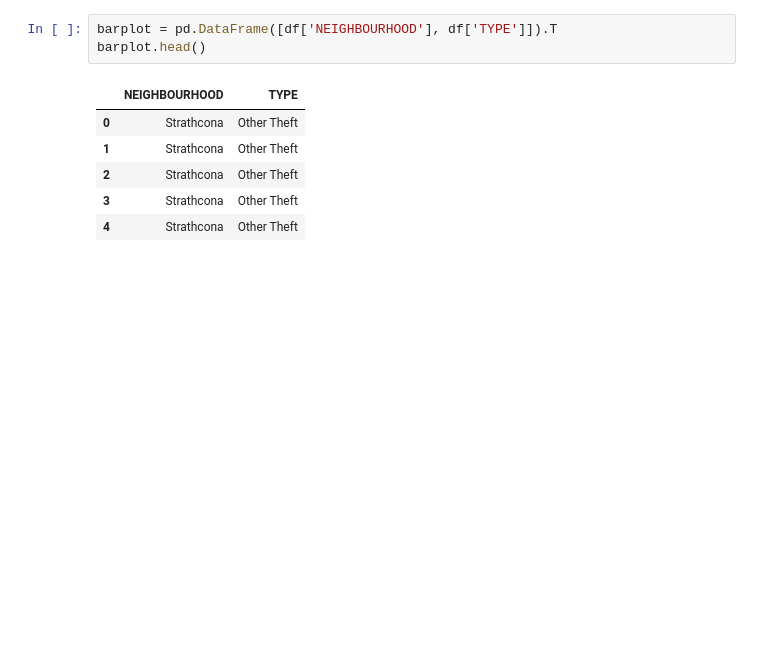
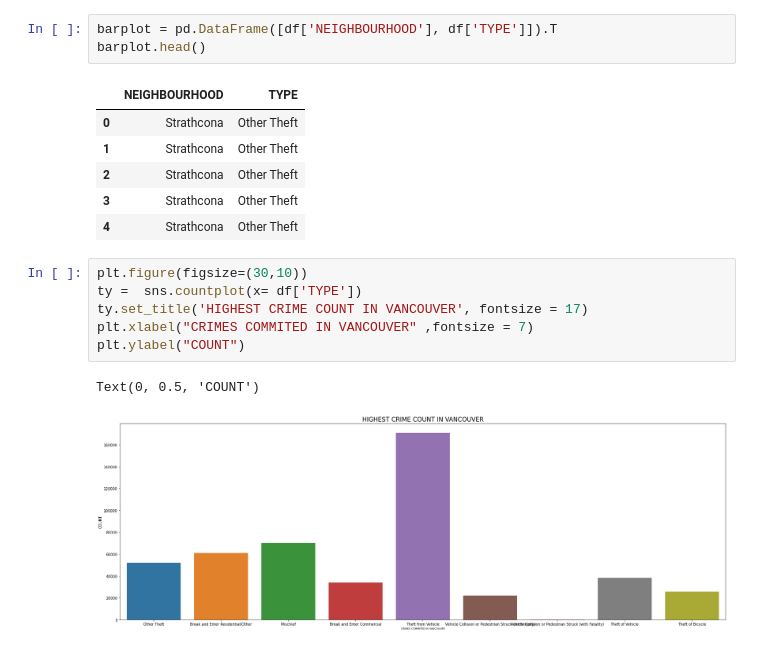
Before and after one commit to damolaosho/crime-analysis-vancouver, a Jupyter notebook: crime-analysis.ipynb, the cells around one changed output. Cells and saved outputs as stored; diff of their text form; blank space fills up the shorter version.

```diff
--- a/crime-analysis.ipynb
+++ b/crime-analysis.ipynb
@@ -138,3 +138,12 @@ barplot.head()
 | 2 | Strathcona | Other Theft |
 | 3 | Strathcona | Other Theft |
 | 4 | Strathcona | Other Theft |
+# %%
+plt.figure(figsize=(30,10))
+ty =  sns.countplot(x= df['TYPE'])
+ty.set_title('HIGHEST CRIME COUNT IN VANCOUVER', fontsize = 17)
+plt.xlabel("CRIMES COMMITED IN VANCOUVER" ,fontsize = 7)
+plt.ylabel("COUNT")
+# %% [output]
+Text(0, 0.5, 'COUNT')
+[figure, added]
```
